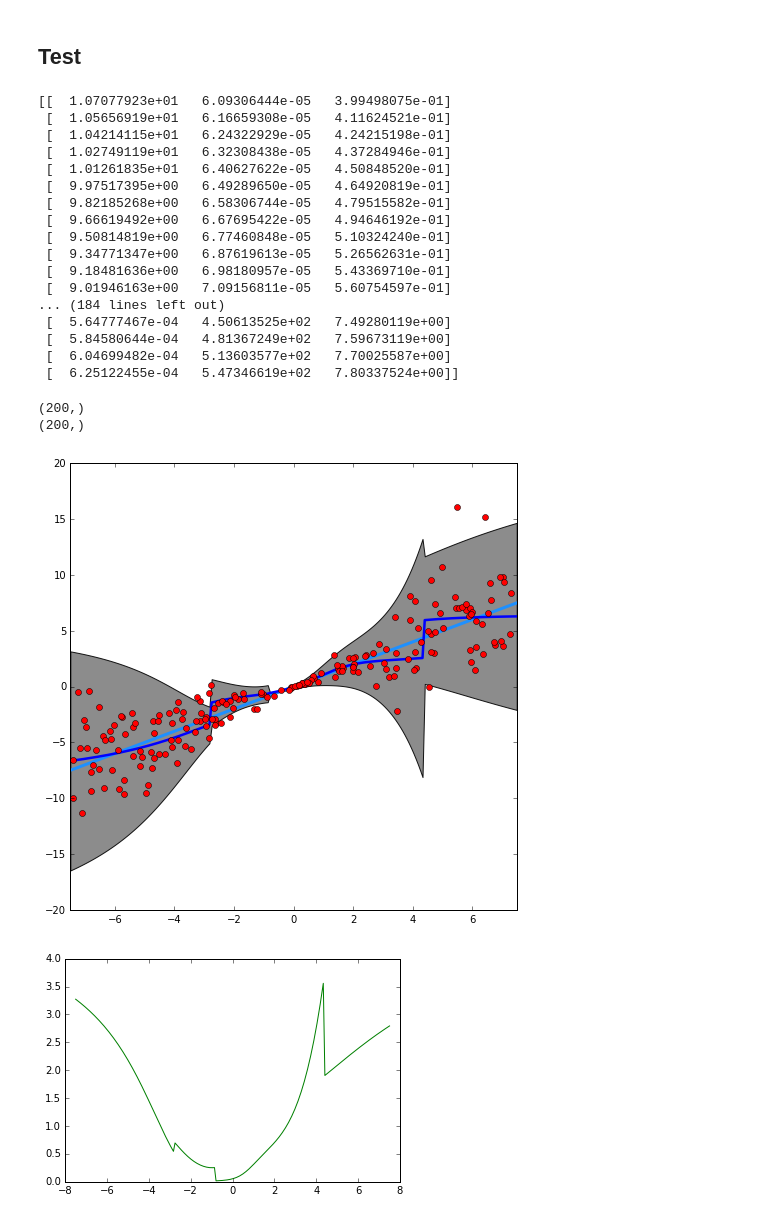
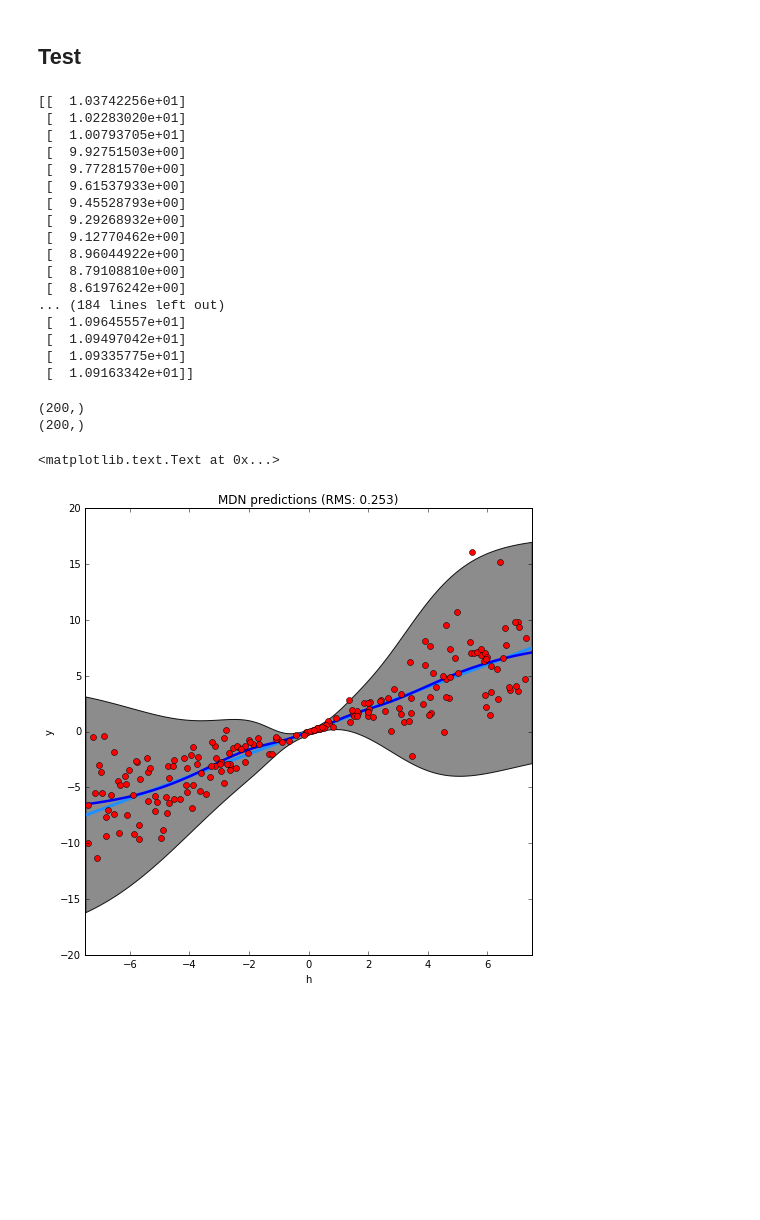
Before and after one commit to eaa3/aml_dl, a Jupyter notebook: src/aml_dl/mdn/notebooks/04_mdn_heteroscedastic_example.ipynb, the cells around one changed output. Cells and saved outputs as stored; diff of their text form; code cells hidden in the pictures; blank space fills up the shorter version.

```diff
--- a/src/aml_dl/mdn/notebooks/04_mdn_heteroscedastic_example.ipynb
+++ b/src/aml_dl/mdn/notebooks/04_mdn_heteroscedastic_example.ipynb
@@ -31,7 +31,7 @@ import time
 # %% [markdown]
 ## Configs
 # %%
-EXP_NAME = 'exp_ensemble'
+
 
 
 adam_params = {
@@ -43,7 +43,7 @@ network_params = {
     'dim_input': 1,
     'dim_output': 1,
     'n_hidden': [100],#[20,20,10],
-    'k_mixtures': 3,
+    'k_mixtures': 1,
     'write_summary': False,
     'load_saved_model': False,
 #     'model_dir': check_point_dir + '/inv/',
@@ -125,7 +125,7 @@ def sawtoothxy(x,y):
     return f
 
 
-def f_heteroscedastic(X, std = 0.5):
+def f_heteroscedastic(X, std = 1.0):
     # target function is just a linear relationship + heteroscadastic noise
     return X + std*np.random.multivariate_normal(np.zeros(X.shape[0]),
                                                  np.diag(X**2), 1)[0]
@@ -227,23 +239,23 @@ out_pis = model.run_op('pi', np.expand_dims(x_test,axis=1))
 # %%
 print out_sigma
 # %% [output]
-[[  1.07077923e+01   6.09306444e-05   3.99498075e-01]
- [  1.05656919e+01   6.16659308e-05   4.11624521e-01]
- [  1.04214115e+01   6.24322929e-05   4.24215198e-01]
- [  1.02749119e+01   6.32308438e-05   4.37284946e-01]
- [  1.01261835e+01   6.40627622e-05   4.50848520e-01]
- [  9.97517395e+00   6.49289650e-05   4.64920819e-01]
- [  9.82185268e+00   6.58306744e-05   4.79515582e-01]
- [  9.66619492e+00   6.67695422e-05   4.94646192e-01]
- [  9.50814819e+00   6.77460848e-05   5.10324240e-01]
- [  9.34771347e+00   6.87619613e-05   5.26562631e-01]
- [  9.18481636e+00   6.98180957e-05   5.43369710e-01]
- [  9.01946163e+00   7.09156811e-05   5.60754597e-01]
+[[  1.03742256e+01]
+ [  1.02283020e+01]
+ [  1.00793705e+01]
+ [  9.92751503e+00]
+ [  9.77281570e+00]
+ [  9.61537933e+00]
+ [  9.45528793e+00]
+ [  9.29268932e+00]
+ [  9.12770462e+00]
+ [  8.96044922e+00]
+ [  8.79108810e+00]
+ [  8.61976242e+00]
 ... (184 lines left out)
- [  5.64777467e-04   4.50613525e+02   7.49280119e+00]
- [  5.84580644e-04   4.81367249e+02   7.59673119e+00]
- [  6.04699482e-04   5.13603577e+02   7.70025587e+00]
- [  6.25122455e-04   5.47346619e+02   7.80337524e+00]]
+ [  1.09645557e+01]
+ [  1.09497042e+01]
+ [  1.09335775e+01]
+ [  1.09163342e+01]]
 # %%
 # out_mus = np.reshape(out_mus,(-1,1))
 # out_sigma = np.reshape(out_sigma,(-1,1))
@@ -269,35 +281,39 @@ fig2 = plt.figure(2, figsize=(8,8))
 # plt.ylim([-7.5,3.0])
 plt.xlim([-7.5,7.5])
 ax = fig2.add_subplot(111)
 
 std = [float(np.sqrt(sig[0])) for sig in var_out]
 ypl = [float(mu-stddev*np.sqrt(sig[0])) for mu,sig in zip(mean_out,var_out)]
 yph = [float(mu+stddev*np.sqrt(sig[0])) for mu,sig in zip(mean_out,var_out)]
 
 
 ax.plot(x_true, y_true, 'dodgerblue', linewidth=3.0)
 
 
 ax.fill_between(x_test.tolist(), ypl, yph, facecolor='grey', interpolate=True, alpha=0.9)
 
 ax.plot(x_test.flatten(), mean_out.flatten(), color='b', linewidth=2.5)
 
 colours = ['g','c','k','m','y']
 
 # for k in range(network_params['n_ensembles']):
 #     y_em = np.reshape(out_mus[k],(-1,))
 #     ax.plot(x_test, y_em, color=(np.random.rand(),np.random.rand(),np.random.rand()),linewidth=0.5)
 
 # plt.scatter(x_train,y_train)
 ax.plot(x_train, y_train, 'ro')
 
+plt.xlabel("h")
+plt.ylabel("y")
 
-plt.figure(3)
+error = np.sqrt(np.mean(np.square(mean_out.flatten()-y_true)))
+plt.title("MDN predictions (RMS: %0.3f)"%(error,))
+# plt.figure(3)
 # ax2 = fig.add_subplot(212)
 
-plt.plot(x_test, std, color='g')
+# plt.plot(x_test, std, color='g')
 
-plt.show()
+# plt.show()
 # %% [output]
+<matplotlib.text.Text at 0x...>
-[figure, old version]
+[figure, new version]
-[figure, removed]
```
Also changed, not shown: parts of 5 cells of this notebook, 2 other files.
